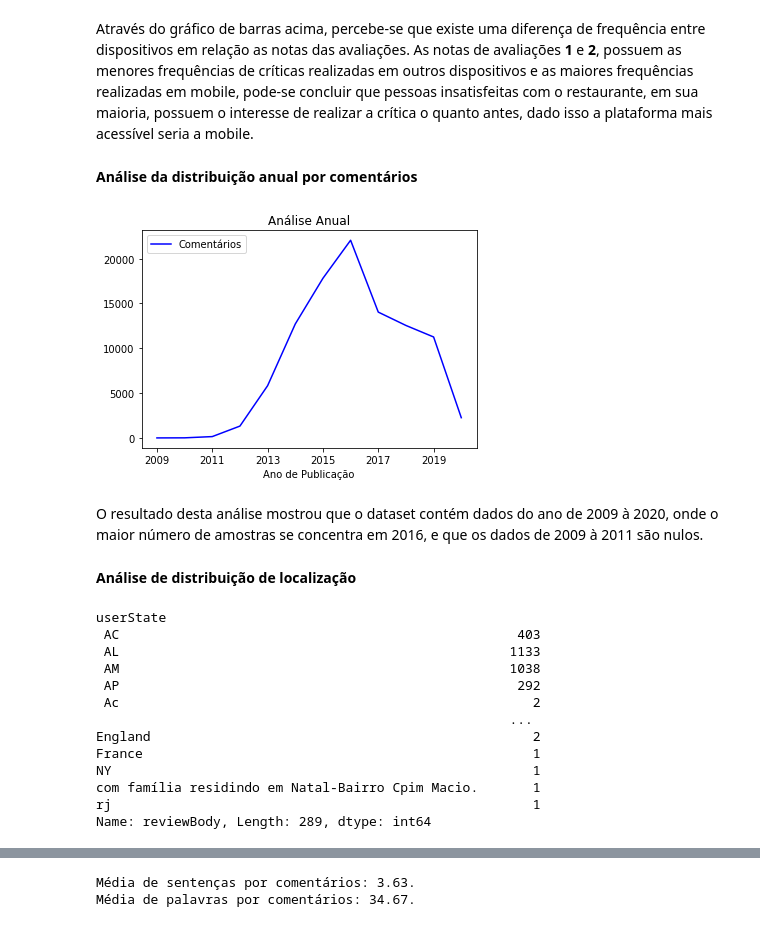
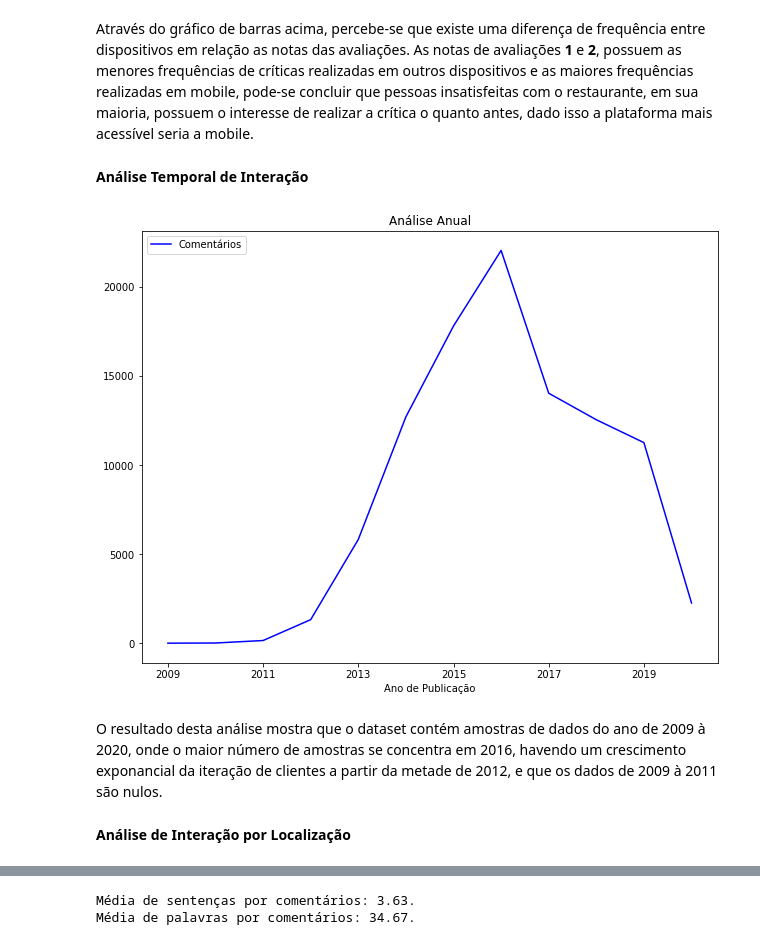
Before and after one commit to kidkmon/Sentiment-Analysis-TripAdvisor, a Jupyter notebook: Analise_sentimentos_TripAdvisor.ipynb, the cells around one changed output, grey strips where cells are left out. Cells and saved outputs as stored; diff of their text form; code cells hidden in the pictures.

```diff
--- a/Analise_sentimentos_TripAdvisor.ipynb
+++ b/Analise_sentimentos_TripAdvisor.ipynb
@@ -457,34 +375,19 @@ plt.show()
 [figure]
 # %% [markdown]
 Através do gráfico de barras acima, percebe-se que existe uma diferença de frequência entre dispositivos em relação as notas das avaliações. As notas de avaliações **1** e **2**, possuem as menores frequências de críticas realizadas em outros dispositivos e as maiores frequências realizadas em mobile, pode-se concluir que pessoas insatisfeitas com o restaurante, em sua maioria, possuem o interesse de realizar a crítica o quanto antes, dado isso a plataforma mais acessível seria a mobile.
+# %% [markdown]
+**Análise Temporal de Interação**
+# %%
+fig = plt.figure(figsize=(8,6))
+ax = fig.add_axes([0,0,1,1])
+df.groupby('publication_year')['reviewBody'].count().plot(kind='line', label ='Comentários' , color = 'b', ax=ax)
+plt.xlabel('Ano de Publicação')
+plt.legend(loc = 'upper left')
+plt.title('Análise Anual')
+plt.show()
+# %% [output]
+[figure, added]
+# %% [markdown]
+O resultado desta análise mostra que o dataset contém amostras de dados do ano de 2009 à 2020, onde o maior número de amostras se concentra em 2016, havendo um crescimento exponancial da iteração de clientes a partir da metade de 2012, e que os dados de 2009 à 2011 são nulos.
 # %% [markdown]
-**Análise da distribuição anual por comentários**
+**Análise de Interação por Localização**
-# %%
-df.groupby('publication_year')['reviewBody'].count().plot(kind='line', label ='Comentários' , color = 'b')
-plt.xlabel('Ano de Publicação')
-plt.legend(loc = 'upper left')
-plt.title('Análise Anual')
-plt.show()
-# %% [output]
-[figure, removed]
-# %% [markdown]
-O resultado desta análise mostrou que o dataset contém dados do ano de 2009 à 2020, onde o maior número de amostras se concentra em 2016, e que os dados de 2009 à 2011 são nulos.
-# %% [markdown]
-**Análise de distribuição de localização**
-# %%
-a = df.groupby('userState')['reviewBody'].count()
-a
-# %% [output]
-userState
- AC                                                   403
- AL                                                  1133
- AM                                                  1038
- AP                                                   292
- Ac                                                     2
-                                                     ...
-England                                                 2
-France                                                  1
-NY                                                      1
-com família residindo em Natal-Bairro Cpim Macio.       1
-rj                                                      1
-Name: reviewBody, Length: 289, dtype: int64
```
Also changed, not shown: parts of 34 cells of this notebook.
